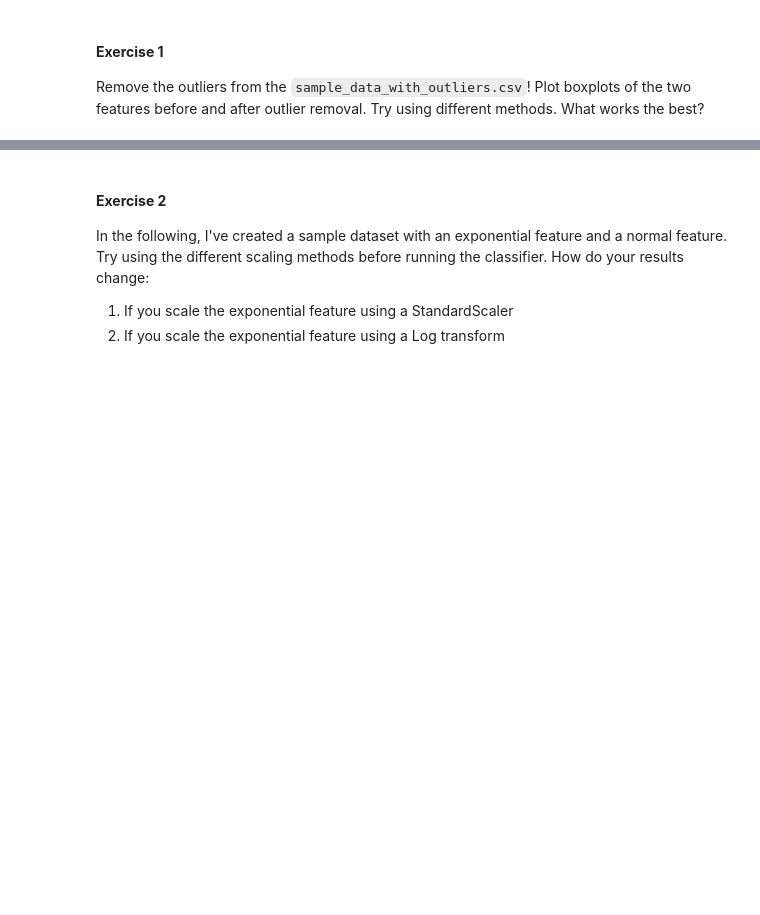
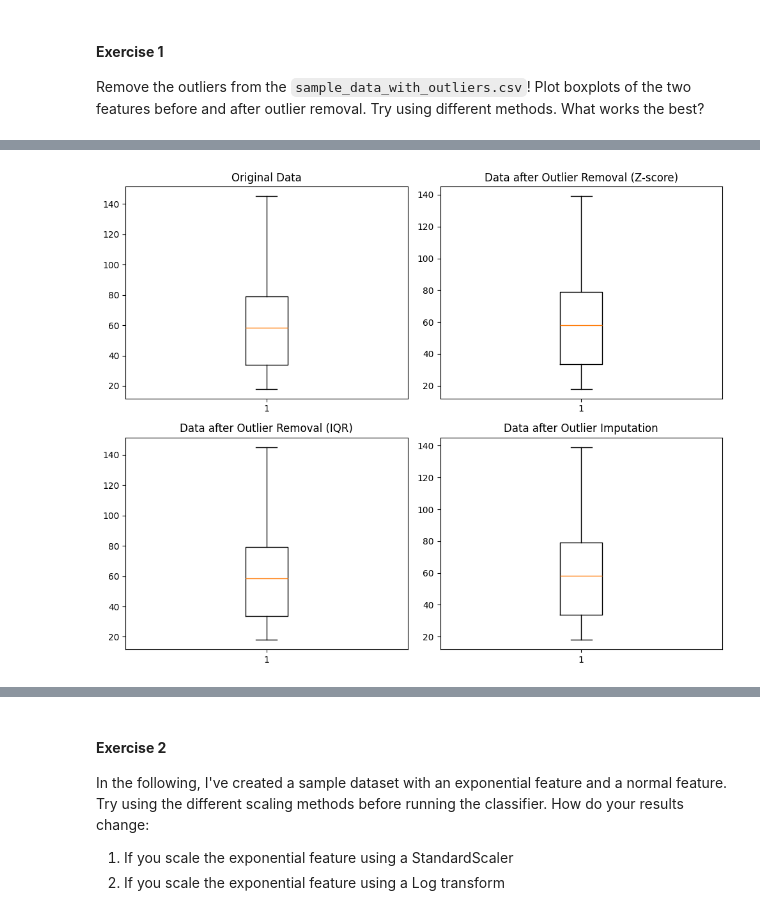
Before and after one commit to gappy401/707-lecture-master, a Jupyter notebook: 3-week3/week3-exercises.ipynb, the cells around one changed output, grey strips where cells are left out. Saved outputs shown, nothing was run; the diff lists cells and outputs as text; code cells hidden in the pictures; blank space fills up the shorter version.

Commit message:
outliers removed

```diff
--- a/3-week3/week3-exercises.ipynb
+++ b/3-week3/week3-exercises.ipynb
@@ -2,3 +2,17 @@
 #### **Exercise 1**
 
 Remove the outliers from the `sample_data_with_outliers.csv`!  Plot boxplots of the two features before and after outlier removal.  Try using different methods.  What works the best?
+# %%
+import pandas as pd
+import numpy as np
+import matplotlib.pyplot as plt
+from scipy.stats import zscore
+
+# More complex example data
+np.random.seed(0)
+
+url = "data/sample_data_with_outliers.csv"
+df = pd.read_csv(url, header=0)
+df.head()
+
+df.info()
@@ -4,0 +30,36 @@ Remove the outliers from the `sample_data_with_outliers.csv`!  Plot boxplots of
+# %%
+# Original DataFrame
+original_df = df.copy()
+
+# Detecting outliers using Z-score
+df['Z_Score'] = zscore(df['Age'])
+outliers_z_score = df[np.abs(df['Z_Score']) > 3]
+# Detecting outliers using IQR method
+Q1 = df['Age'].quantile(0.25)
+Q3 = df['Age'].quantile(0.75)
+IQR = Q3 - Q1
+outliers_iqr = df[(df['Age'] < (Q1 - 1.5 * IQR)) | (df['Age'] > (Q3 + 1.5 * IQR))]
+
+# Handling outliers: Removal
+df_no_outliers_z = df[np.abs(df['Z_Score']) <= 3]
+df_no_outliers_iqr = df[(df['Age'] >= (Q1 - 1.5 * IQR)) & (df['Age'] <= (Q3 + 1.5 * IQR))]
+# Handling outliers: Imputation (Replace with Median)
+df_imputed = df.copy()
+df_imputed['Age'].where(~df.index.isin(outliers_z_score.index), df['Age'].median(), inplace=True)
+# Create Subplots
+fig, axs = plt.subplots(2, 2, figsize=(10, 8))
+axs[0, 0].boxplot(original_df['Age'])
+axs[0, 0].set_title('Original Data')
+
+axs[0, 1].boxplot(df_no_outliers_z['Age'])
+axs[0, 1].set_title('Data after Outlier Removal (Z-score)')
+
+axs[1, 0].boxplot(df_no_outliers_iqr['Age'])
+axs[1, 0].set_title('Data after Outlier Removal (IQR)')
+axs[1, 1].boxplot(df_imputed['Age'])
+axs[1, 1].set_title('Data after Outlier Imputation')
+
+plt.tight_layout()
+plt.show()
+# %% [output]
+[figure, added]
```
Also changed, not shown: parts of 4 cells of this notebook, 1 other file.
